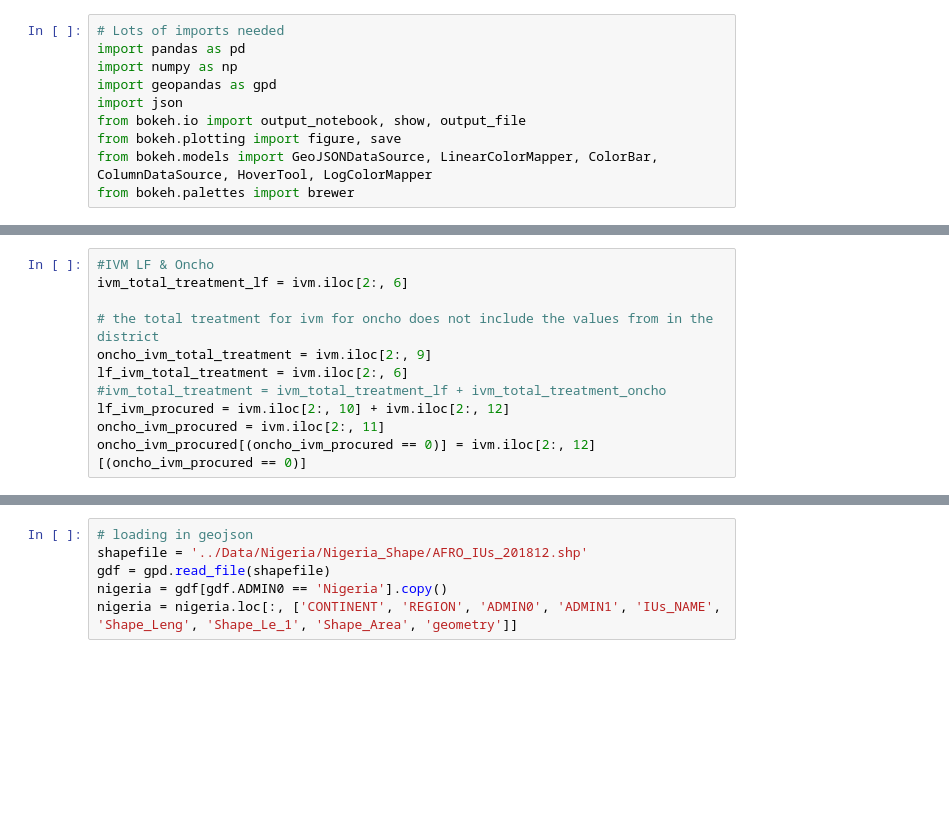
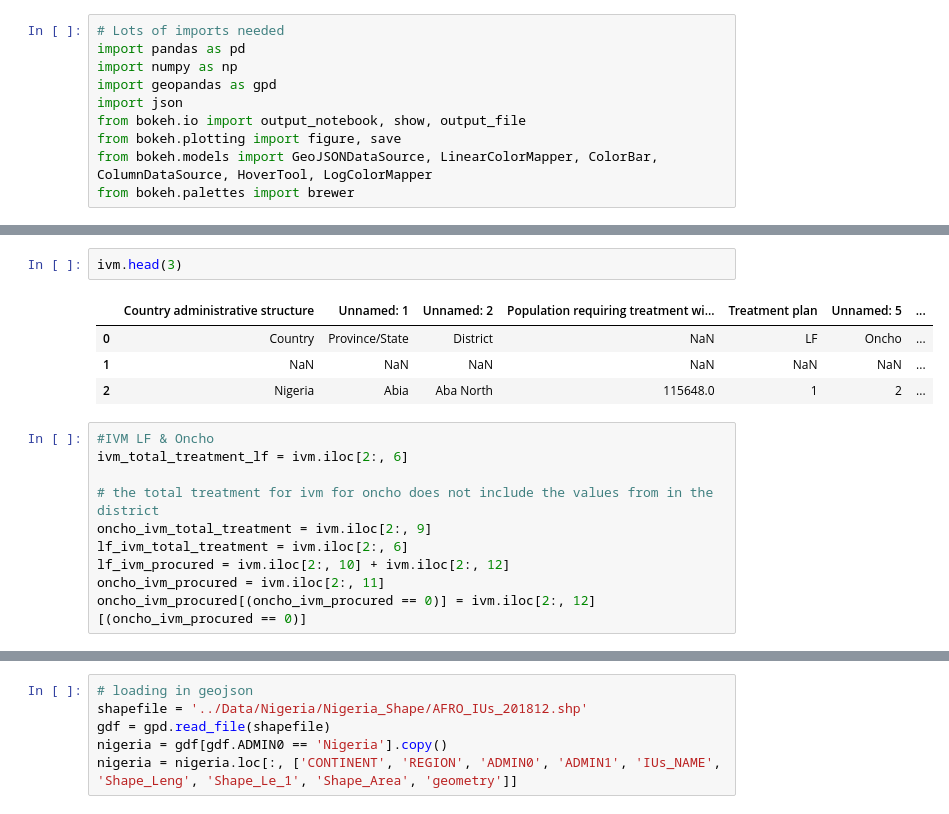
Before and after one commit to stm7631/AA-08-Washington-Data-Wizards, a Jupyter notebook: Code/Cleaning and Aggregating Nigeria Data.ipynb, the cells around one changed output, grey strips where cells are left out. Drawn from its saved outputs; the diff is of its cells as text; blank space fills up the shorter version.

```diff
--- a/Code/Reading and Plotting Nigeria Data.ipynb
+++ b/Code/Cleaning and Aggregating Nigeria Data.ipynb
@@ -53,3 +74,10 @@ Name: Unnamed: 10, dtype: int64
+# %%
+ivm.head(3)
+# %% [output]
+|  | Country administrative structure | Unnamed: 1 | Unnamed: 2 | Population requiring treatment wi... | Treatment plan | Unnamed: 5 | ... |
+| 0 | Country | Province/State | District | NaN | LF | Oncho | ... |
+| 1 | NaN | NaN | NaN | NaN | NaN | NaN | ... |
+| 2 | Nigeria | Abia | Aba North | 115648.0 | 1 | 2 | ... |
 # %%
 #IVM LF & Oncho
 ivm_total_treatment_lf = ivm.iloc[2:, 6]
@@ -57,7 +85,6 @@ ivm_total_treatment_lf = ivm.iloc[2:, 6]
 # the total treatment for ivm for oncho does not include the values from in the district
 oncho_ivm_total_treatment = ivm.iloc[2:, 9]
 lf_ivm_total_treatment = ivm.iloc[2:, 6]
-#ivm_total_treatment = ivm_total_treatment_lf + ivm_total_treatment_oncho
 lf_ivm_procured = ivm.iloc[2:, 10] + ivm.iloc[2:, 12]
 oncho_ivm_procured = ivm.iloc[2:, 11]
 oncho_ivm_procured[(oncho_ivm_procured == 0)] = ivm.iloc[2:, 12][(oncho_ivm_procured == 0)]
```
Also changed, not shown: parts of 21 cells of this notebook, 7 other files.
